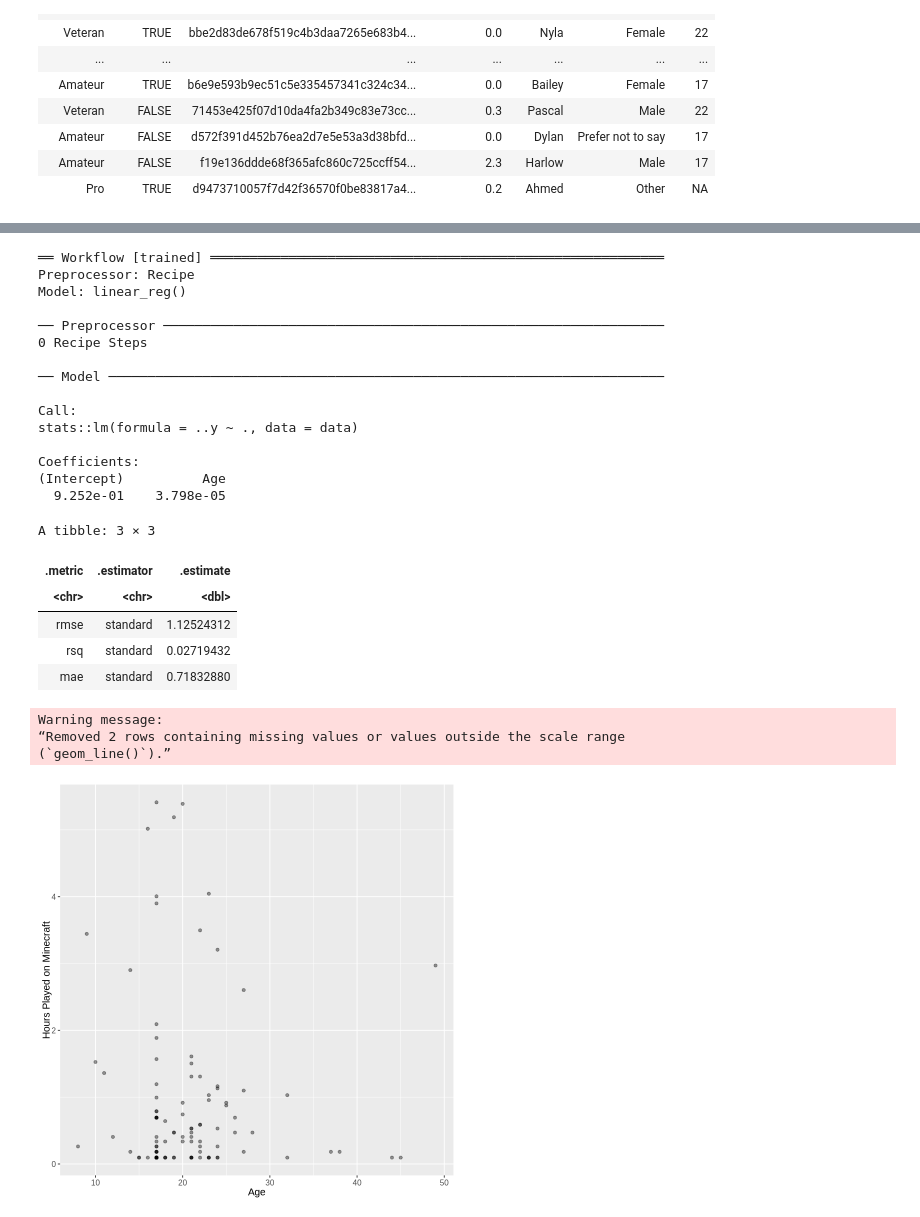
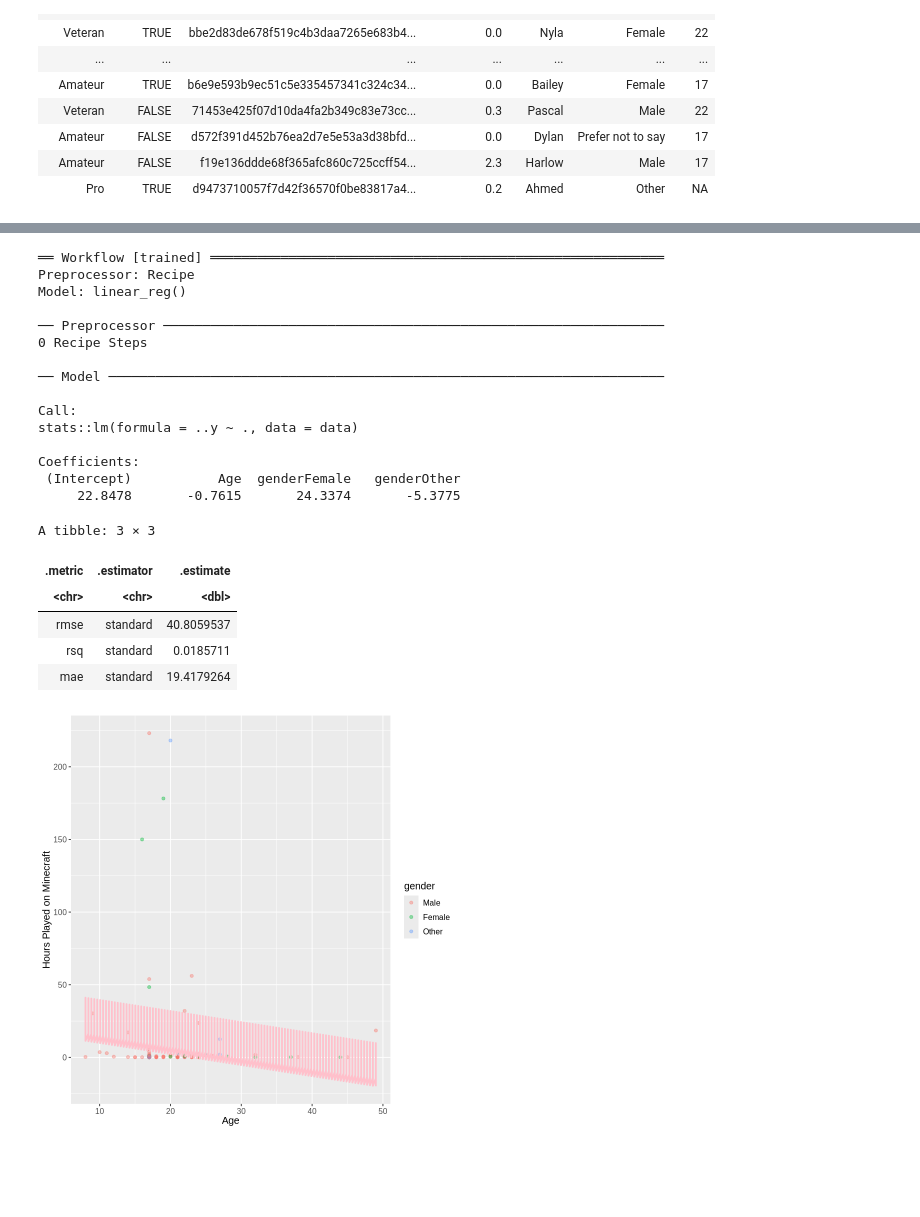
Before and after one commit to cindyttt/dsci-100-2025-final-project, a Jupyter notebook: analysis.ipynb, the cells around one changed output, grey strips where cells are left out. Drawn from its saved outputs; the diff is of its cells as text; code cells hidden in the pictures; blank space fills up the shorter version.

```diff
--- a/analysis.ipynb
+++ b/analysis.ipynb
@@ -53,9 +53,15 @@ A spec_tbl_df: 196 × 7
 | Pro | TRUE | d9473710057f7d42f36570f0be83817a4... | 0.2 | Ahmed | Other | NA |
 # %%
 players_clean <- players |>
+  mutate(gender = factor(gender)) |>
+  mutate(gender = case_when(
+    gender %in% c("Male", "M") ~ "Male",
+    gender %in% c("Female", "F") ~ "Female",
+    TRUE ~ "Other")) |>
+  mutate(gender = factor(gender, levels = c("Male", "Female", "Other"))) |>
   filter(!is.na(played_hours), played_hours > 0) |>
-  mutate(played_hours = log(played_hours + 1)) |>
   filter(!is.na(Age))
+
 players_clean
 # %% [output]
 A tibble: 109 × 7
@@ -111,7 +117,7 @@ lm_spec <- linear_reg() |>
   set_engine("lm") |>
   set_mode("regression")
 
-lm_recipe <- recipe(played_hours ~ Age, data = players_train)
+lm_recipe <- recipe(played_hours ~ Age + gender, data = players_train)
 
 lm_fit <- workflow() |>
   add_recipe(lm_recipe) |>
@@ -133,8 +139,8 @@ Call:
 stats::lm(formula = ..y ~ ., data = data)
 
 Coefficients:
-(Intercept)          Age
-  9.252e-01    3.798e-05
+ (Intercept)           Age  genderFemale   genderOther
+     22.8478       -0.7615       24.3374       -5.3775
 # %%
 lm_test_preds <- predict(lm_fit, new_data = players_test) |>
   bind_cols(players_test)
@@ -147,37 +153,34 @@ lm_test_results
 A tibble: 3 × 3
 | .metric | .estimator | .estimate |
 | <chr> | <chr> | <dbl> |
-| rmse | standard | 1.12524312 |
-| rsq | standard | 0.02719432 |
-| mae | standard | 0.71832880 |
+| rmse | standard | 40.8059537 |
+| rsq | standard | 0.0185711 |
+| mae | standard | 19.4179264 |
 # %%
-Age_prediction_grid <- tibble(
-  Age = c(
-    players |> pull(Age) |> min(),
-    players |> pull(Age) |> max()
-  )
-)
+Age_prediction_grid <- expand.grid(
+  Age = seq(min(players_clean$Age, na.rm = TRUE),
+            max(players_clean$Age, na.rm = TRUE),
+            length.out = 100),
+  gender = c("Male", "Female", "Other")
+) |>
+  as_tibble()
 
-Age_preds <- lm_fit |>
-  predict(Age_prediction_grid) |>
+Age_preds <- predict(lm_fit, new_data = Age_prediction_grid) |>
   bind_cols(Age_prediction_grid)
 # %%
-lm_plot_final <- ggplot(players_final, aes(x = Age, y = played_hours)) +
+lm_plot_final <- ggplot(players_final, aes(x = Age, y = played_hours, color = gender)) +
   geom_point(alpha = 0.4) +
   geom_line(data = Age_preds,
             mapping = aes(x = Age, y = .pred),
-            color = "steelblue",
+            color = "pink",
             linewidth = 1) +
   xlab("Age") +
   ylab("Hours Played on Minecraft") +
   theme(text = element_text(size = 12))
 
 lm_plot_final
 # %% [output]
-Warning message:
-“Removed 2 rows containing missing values or values outside the scale range
-(`geom_line()`).”
-[figure, old version]
+[figure, new version]
 # %%
 coeffs <- lm_fit |>
              extract_fit_parsnip() |>
```
Also changed, not shown: parts of 9 cells of this notebook.
